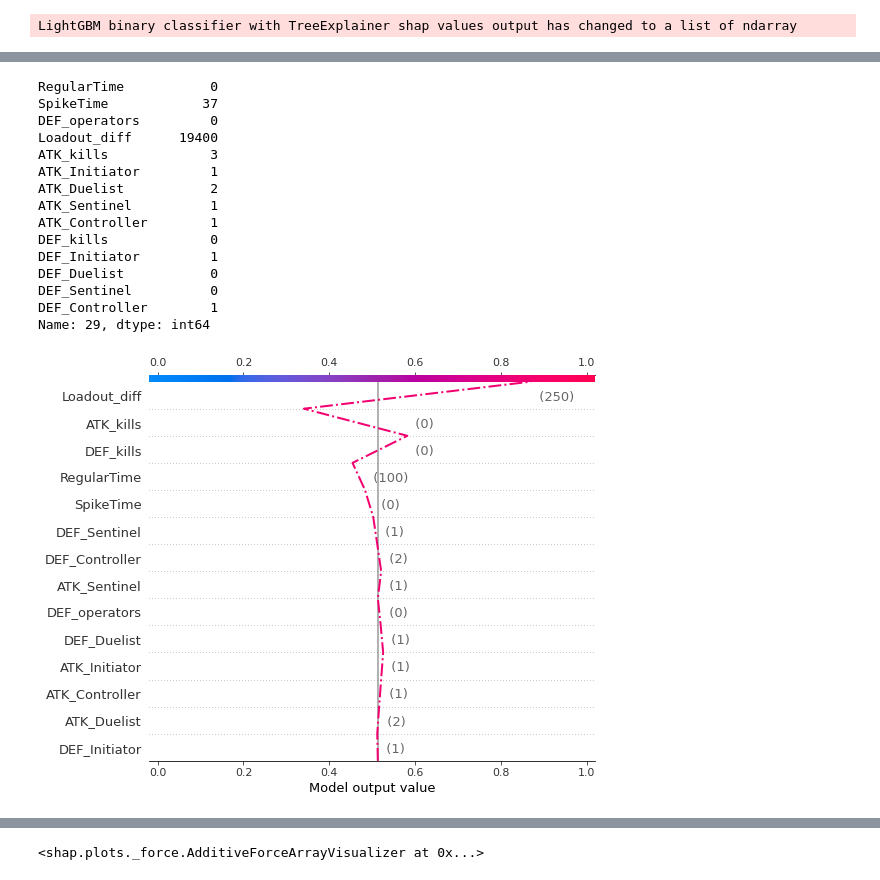
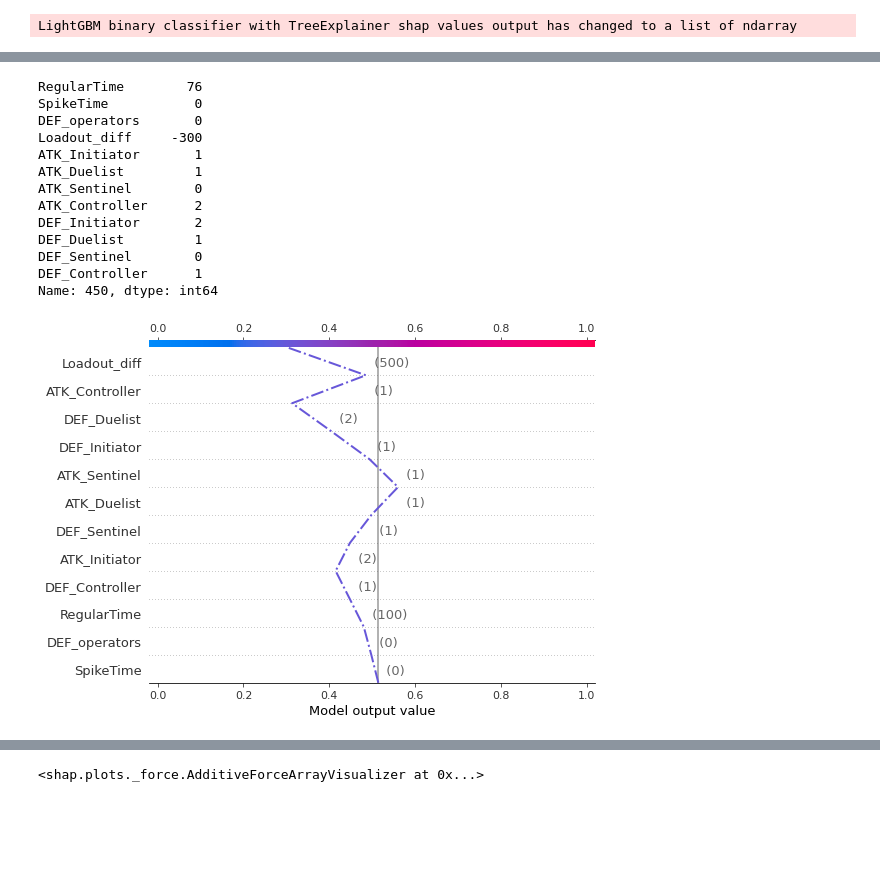
Before and after one commit to mateusb12/valorant_impact, a Jupyter notebook: impact_score/model/model_improvement/shap_test.ipynb, the cells around one changed output, grey strips where cells are left out. Saved outputs shown, nothing was run; the diff lists cells and outputs as text; code cells hidden in the pictures; blank space fills up the shorter version.

```diff
--- a/impact_score/model/model_improvement/shap_test.ipynb
+++ b/impact_score/model/model_improvement/shap_test.ipynb
@@ -66,25 +65,23 @@ Passing parameters norm and vmin/vmax simultaneously is deprecated since 3.3 and
 # %%
-x.iloc[29]
+x.iloc[450]
 # %% [output]
-RegularTime           0
-SpikeTime            37
-DEF_operators         0
-Loadout_diff      19400
-ATK_kills             3
-ATK_Initiator         1
-ATK_Duelist           2
-ATK_Sentinel          1
-ATK_Controller        1
-DEF_kills             0
-DEF_Initiator         1
-DEF_Duelist           0
-DEF_Sentinel          0
-DEF_Controller        1
-Name: 29, dtype: int64
+RegularTime        76
+SpikeTime           0
+DEF_operators       0
+Loadout_diff     -300
+ATK_Initiator       1
+ATK_Duelist         1
+ATK_Sentinel        0
+ATK_Controller      2
+DEF_Initiator       2
+DEF_Duelist         1
+DEF_Sentinel        0
+DEF_Controller      1
+Name: 450, dtype: int64
 # %%
-shap.decision_plot(explainer.expected_value[1], shap_values[1][25], x, link="logit", highlight=0)
+shap.decision_plot(explainer.expected_value[1], shap_values[1][449], x, link="logit", highlight=0)
 # %% [output]
-[figure, old version]
+[figure, new version]
 # %%
 shap.initjs()
 columIndex= 29
```
Also changed, not shown: parts of 8 cells of this notebook, 4 other files.
